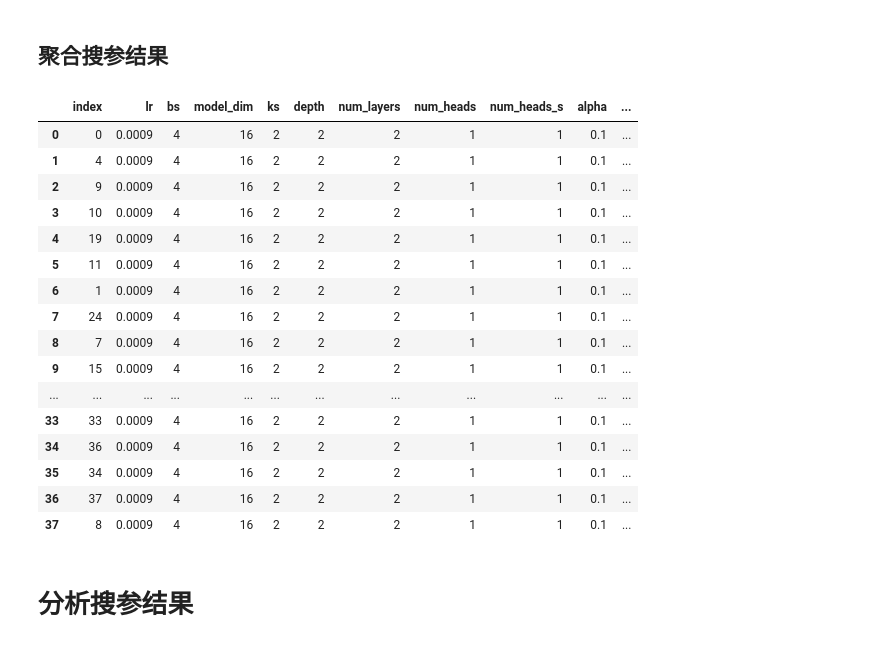
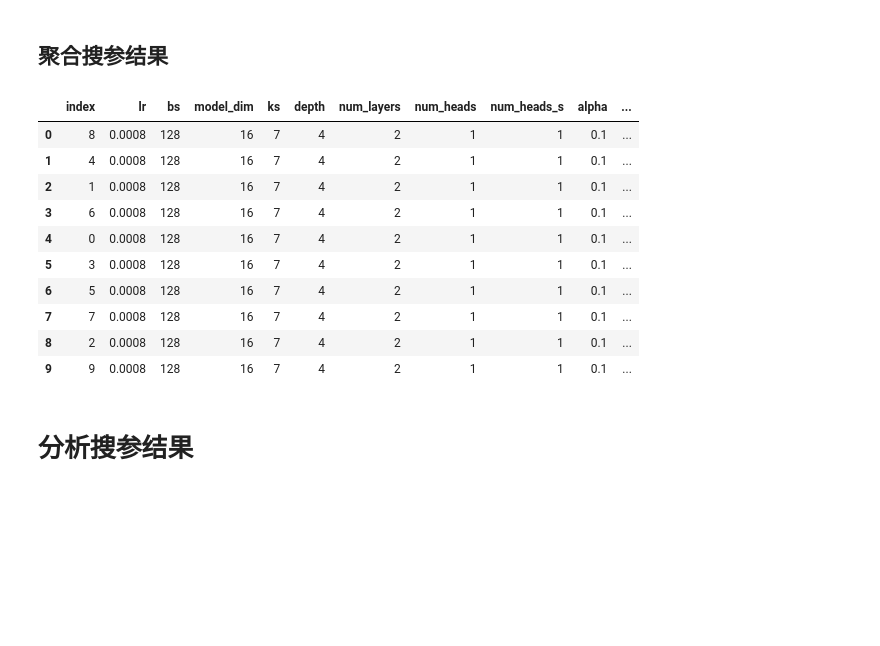
Before and after one commit to ZRui2001/RUL_multi_task, a Jupyter notebook: train.ipynb, the cells around one changed output. Saved outputs shown, nothing was run; the diff lists cells and outputs as text; code cells hidden in the pictures; blank space fills up the shorter version.

```diff
--- a/train.ipynb
+++ b/train.ipynb
@@ -440,36 +440,35 @@ device=torch.device('cuda:0' if torch.cuda.is_available() else 'cpu')
 det_alpha = 0.1
 
 # 数据集
-dataset = 'NASA'
-bats = ['B0005', 'B0006', 'B0007', 'B0018']
-# dataset = 'CALCE'
-# bats = ['CS2_35', 'CS2_36', 'CS2_37', 'CS2_38']
-lookback_len = 16
-pred_len = 4
+# dataset = 'NASA'
+# bats = ['B0005', 'B0006', 'B0007', 'B0018']
+dataset = 'CALCE'
+bats = ['CS2_35', 'CS2_36', 'CS2_37', 'CS2_38']
+lookback_len = 64
+pred_len = 16
 
-result_path = 'param_search_res/all_res_new/nasa_dp.csv'
+result_path = f'param_search_res/all_res_new/{dataset}_dp.csv'
 # lr_list = np.arange(1e-4, 11e-4, 1e-4)
-# bs_list = [4, 8, 16, 32, 64]
-# m_list = [4, 8, 16, 32, 64]
-# ks_list = [2, 3, 5, 7]
+# bs_list = [16, 32, 64, 128, 256]
+# m_list = [8, 16, 32, 64, 128]
+# ks_list = [5, 7, 9 ,11]
 # d_list = [2, 3, 4]
 # l_list = [1, 2, 3, 4]
 # ht_list = [1, 2, 4]
 # hs_list = [1, 2, 4]
 # a_list = np.arange(0, 1.05, 0.05)
-dp_list = np.arange(1e-5, 1e-4, 1e-5)
+dp_list = np.arange(1e-5, 11e-5, 1e-5)
 
 # model_v6
-lr = 9e-4
-batch_size = 4
+lr = 8e-4
+batch_size = 128
 model_dim = 16
-kernel_size = 2
-depth = 2
+kernel_size = 7
+depth = 4
 num_layers = 2
 num_heads_t = 1
 num_heads_s = 1
 alpha = 0.1
-# alpha = 0.64
 # dropout = 0
 
 # lstm
@@ -555,42 +555,38 @@ Early stopping triggered at Epoch 55
 # %%
 all_dir = 'param_search_res/all_res_new'
 group_dir = 'param_search_res/group_res_new'
 
 params = ['lr', 'bs', 'model_dim', 'ks', 'depth', 'num_layers', 'num_heads', 'num_heads_s', 'alpha', 'dropout']
 
 # for root, dirs, files in os.walk(all_dir):
 #     for file in files:
 #         if file.endswith('.csv'):
-file = 'nasa_dp.csv'
+# file = f'{dataset}_ht_hs.csv'
+file = result_path.split("/")[-1]
 old_path = os.path.join(all_dir, file)
 new_path = os.path.join(group_dir, file)
+
 # print(new_path)
 df = pd.read_csv(old_path)
 df = df.groupby(params)['val_rul_rmse'].agg(
     rul_rmse_mean='mean',
     rul_rmse_std='std'
 ).reset_index()
-df.to_csv(new_path, index=False)
+# df.to_csv(new_path, index=False)
 df.sort_values('rul_rmse_mean').reset_index()
 # df
 # %% [output]
 |  | index | lr | bs | model_dim | ks | depth | num_layers | num_heads | num_heads_s | alpha | ... |
-| 0 | 0 | 0.0009 | 4 | 16 | 2 | 2 | 2 | 1 | 1 | 0.1 | ... |
-| 1 | 4 | 0.0009 | 4 | 16 | 2 | 2 | 2 | 1 | 1 | 0.1 | ... |
-| 2 | 9 | 0.0009 | 4 | 16 | 2 | 2 | 2 | 1 | 1 | 0.1 | ... |
-| 3 | 10 | 0.0009 | 4 | 16 | 2 | 2 | 2 | 1 | 1 | 0.1 | ... |
-| 4 | 19 | 0.0009 | 4 | 16 | 2 | 2 | 2 | 1 | 1 | 0.1 | ... |
-| 5 | 11 | 0.0009 | 4 | 16 | 2 | 2 | 2 | 1 | 1 | 0.1 | ... |
-| 6 | 1 | 0.0009 | 4 | 16 | 2 | 2 | 2 | 1 | 1 | 0.1 | ... |
-| 7 | 24 | 0.0009 | 4 | 16 | 2 | 2 | 2 | 1 | 1 | 0.1 | ... |
-| 8 | 7 | 0.0009 | 4 | 16 | 2 | 2 | 2 | 1 | 1 | 0.1 | ... |
-| 9 | 15 | 0.0009 | 4 | 16 | 2 | 2 | 2 | 1 | 1 | 0.1 | ... |
-| ... | ... | ... | ... | ... | ... | ... | ... | ... | ... | ... | ... |
-| 33 | 33 | 0.0009 | 4 | 16 | 2 | 2 | 2 | 1 | 1 | 0.1 | ... |
-| 34 | 36 | 0.0009 | 4 | 16 | 2 | 2 | 2 | 1 | 1 | 0.1 | ... |
-| 35 | 34 | 0.0009 | 4 | 16 | 2 | 2 | 2 | 1 | 1 | 0.1 | ... |
-| 36 | 37 | 0.0009 | 4 | 16 | 2 | 2 | 2 | 1 | 1 | 0.1 | ... |
-| 37 | 8 | 0.0009 | 4 | 16 | 2 | 2 | 2 | 1 | 1 | 0.1 | ... |
+| 0 | 8 | 0.0008 | 128 | 16 | 7 | 4 | 2 | 1 | 1 | 0.1 | ... |
+| 1 | 4 | 0.0008 | 128 | 16 | 7 | 4 | 2 | 1 | 1 | 0.1 | ... |
+| 2 | 1 | 0.0008 | 128 | 16 | 7 | 4 | 2 | 1 | 1 | 0.1 | ... |
+| 3 | 6 | 0.0008 | 128 | 16 | 7 | 4 | 2 | 1 | 1 | 0.1 | ... |
+| 4 | 0 | 0.0008 | 128 | 16 | 7 | 4 | 2 | 1 | 1 | 0.1 | ... |
+| 5 | 3 | 0.0008 | 128 | 16 | 7 | 4 | 2 | 1 | 1 | 0.1 | ... |
+| 6 | 5 | 0.0008 | 128 | 16 | 7 | 4 | 2 | 1 | 1 | 0.1 | ... |
+| 7 | 7 | 0.0008 | 128 | 16 | 7 | 4 | 2 | 1 | 1 | 0.1 | ... |
+| 8 | 2 | 0.0008 | 128 | 16 | 7 | 4 | 2 | 1 | 1 | 0.1 | ... |
+| 9 | 9 | 0.0008 | 128 | 16 | 7 | 4 | 2 | 1 | 1 | 0.1 | ... |
 # %% [markdown]
 # 分析搜参结果
 # %%
```
Also changed, not shown: parts of 3 cells of this notebook, 6 other files.
